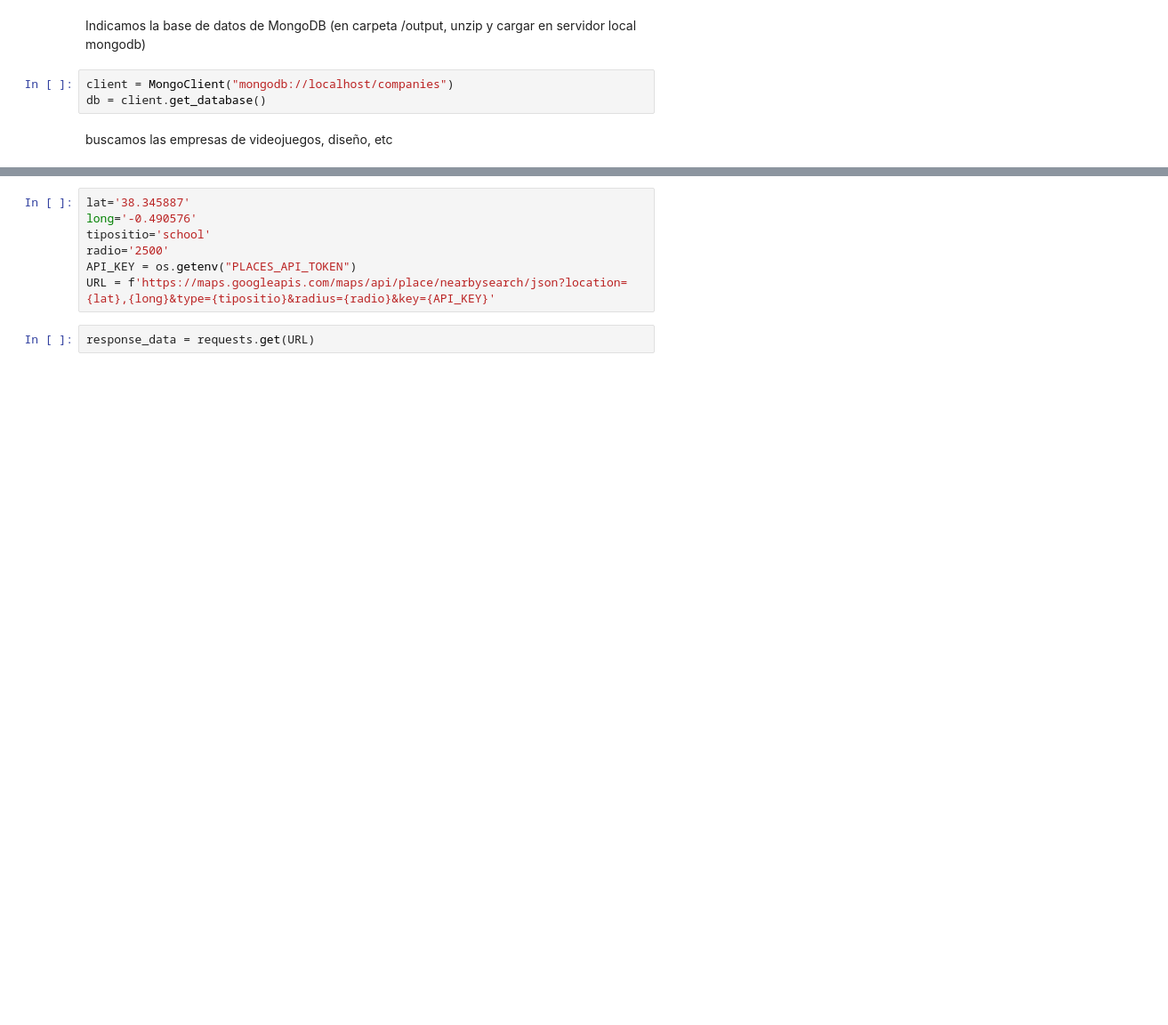
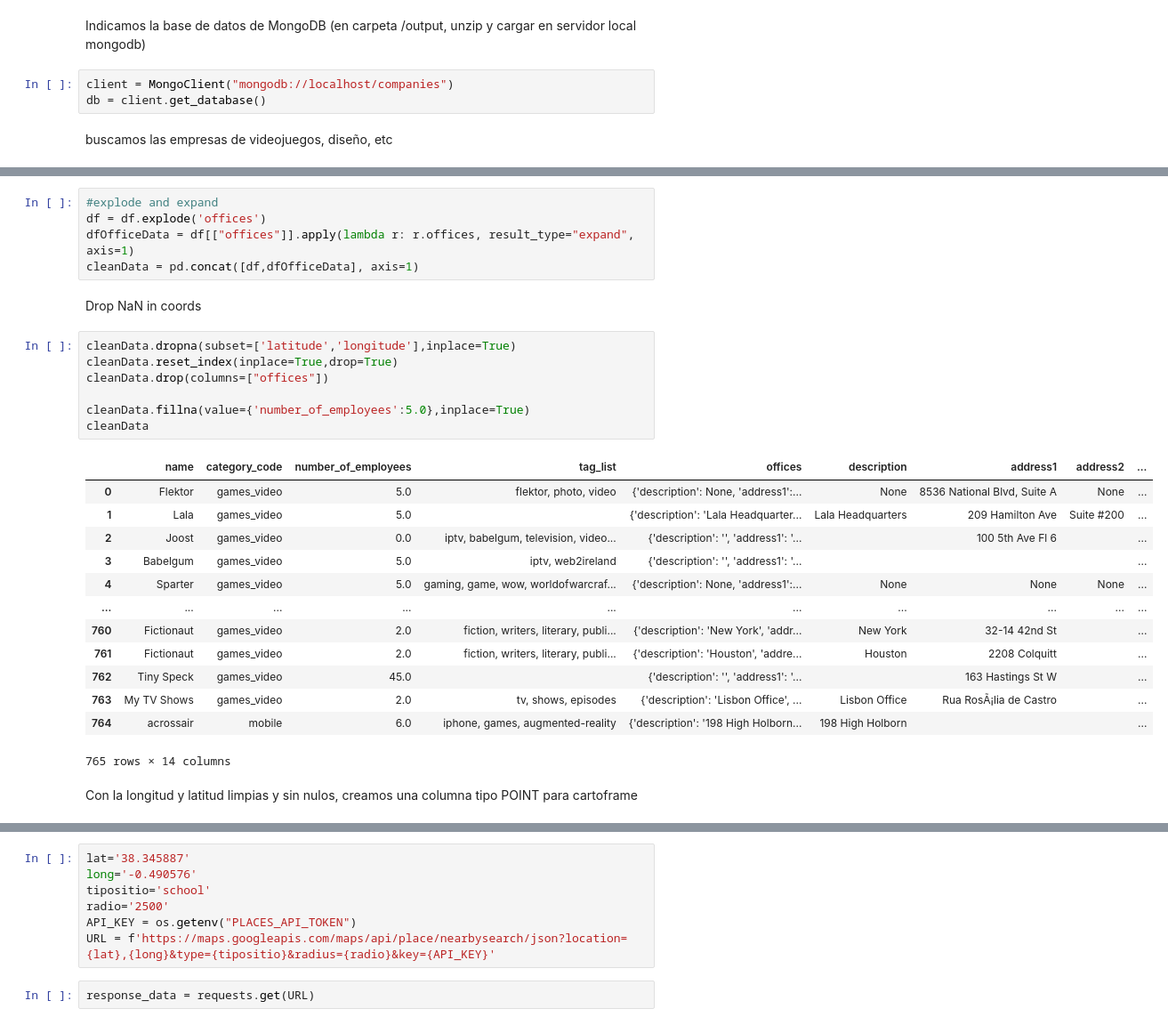
Before and after one commit to SergioGomis/project-mongodb-videogames, a Jupyter notebook: Company-Location-Analysis.ipynb, the cells around one changed output, grey strips where cells are left out. Shown at 89% size. Drawn from its saved outputs; the diff is of its cells as text; blank space fills up the shorter version.

```diff
--- a/Company-Location-Analysis.ipynb
+++ b/Company-Location-Analysis.ipynb
@@ -57,0 +42,30 @@ display(df)
+# %%
+#explode and expand
+df = df.explode('offices')
+dfOfficeData = df[["offices"]].apply(lambda r: r.offices, result_type="expand", axis=1)
+cleanData = pd.concat([df,dfOfficeData], axis=1)
+# %% [markdown]
+Drop NaN in coords
+# %%
+cleanData.dropna(subset=['latitude','longitude'],inplace=True)
+cleanData.reset_index(inplace=True,drop=True)
+cleanData.drop(columns=["offices"])
+
+cleanData.fillna(value={'number_of_employees':5.0},inplace=True)
+cleanData
+# %% [output]
+|  | name | category_code | number_of_employees | tag_list | offices | description | address1 | address2 | ... |
+| 0 | Flektor | games_video | 5.0 | flektor, photo, video | {'description': None, 'address1':... | None | 8536 National Blvd, Suite A | None | ... |
+| 1 | Lala | games_video | 5.0 |  | {'description': 'Lala Headquarter... | Lala Headquarters | 209 Hamilton Ave | Suite #200 | ... |
+| 2 | Joost | games_video | 0.0 | iptv, babelgum, television, video... | {'description': '', 'address1': '... |  | 100 5th Ave Fl 6 |  | ... |
+| 3 | Babelgum | games_video | 5.0 | iptv, web2ireland | {'description': '', 'address1': '... |  |  |  | ... |
+| 4 | Sparter | games_video | 5.0 | gaming, game, wow, worldofwarcraf... | {'description': None, 'address1':... | None | None | None | ... |
+| ... | ... | ... | ... | ... | ... | ... | ... | ... | ... |
+| 760 | Fictionaut | games_video | 2.0 | fiction, writers, literary, publi... | {'description': 'New York', 'addr... | New York | 32-14 42nd St |  | ... |
+| 761 | Fictionaut | games_video | 2.0 | fiction, writers, literary, publi... | {'description': 'Houston', 'addre... | Houston | 2208 Colquitt |  | ... |
+| 762 | Tiny Speck | games_video | 45.0 |  | {'description': '', 'address1': '... |  | 163 Hastings St W |  | ... |
+| 763 | My TV Shows | games_video | 2.0 | tv, shows, episodes | {'description': 'Lisbon Office', ... | Lisbon Office | Rua RosÃ¡lia de Castro |  | ... |
+| 764 | acrossair | mobile | 6.0 | iphone, games, augmented-reality | {'description': '198 High Holborn... | 198 High Holborn |  |  | ... |
+765 rows × 14 columns
+# %% [markdown]
+Con la longitud y latitud limpias y sin nulos, creamos una columna tipo POINT para cartoframe
```
Also changed, not shown: parts of 18 cells of this notebook, 1 other file.
